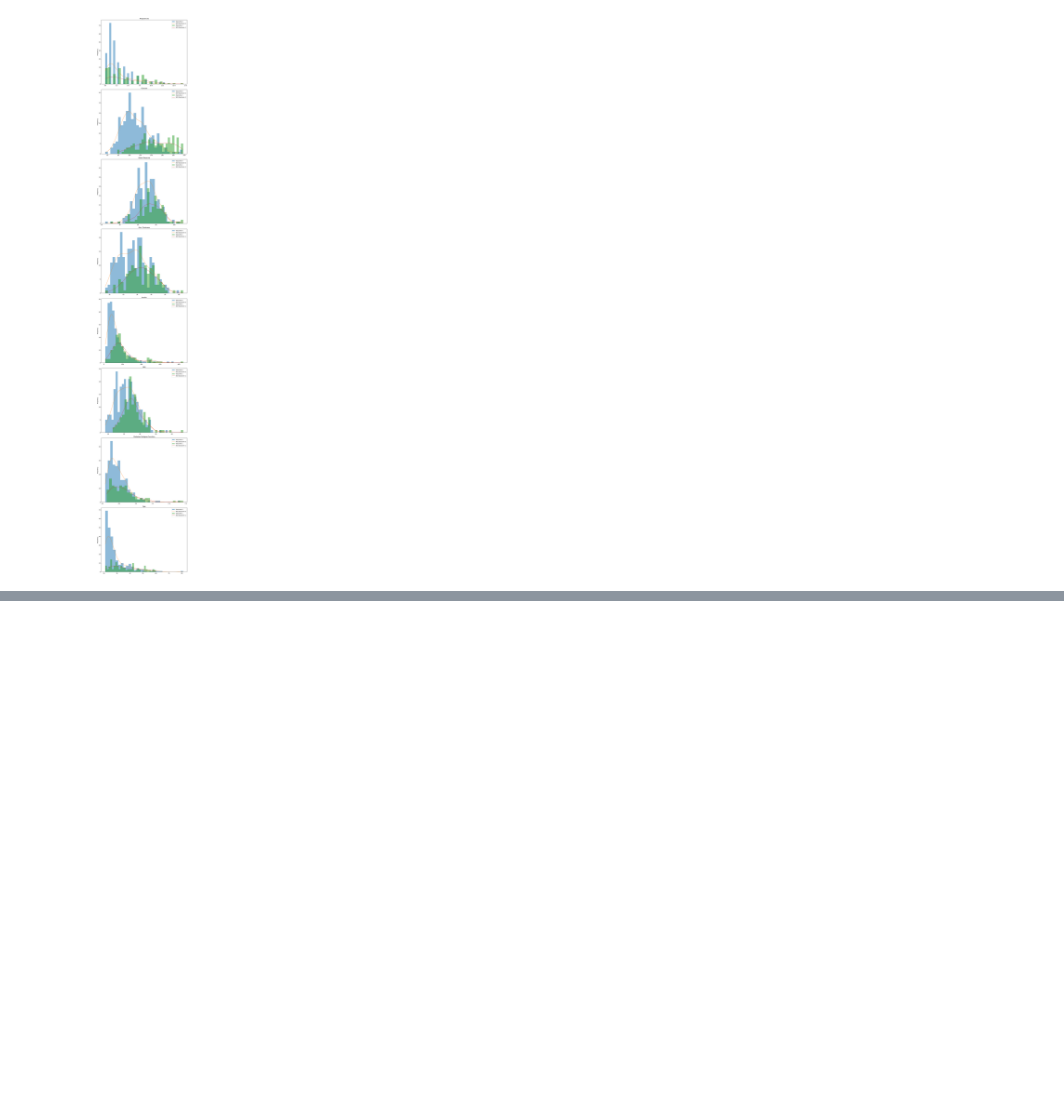
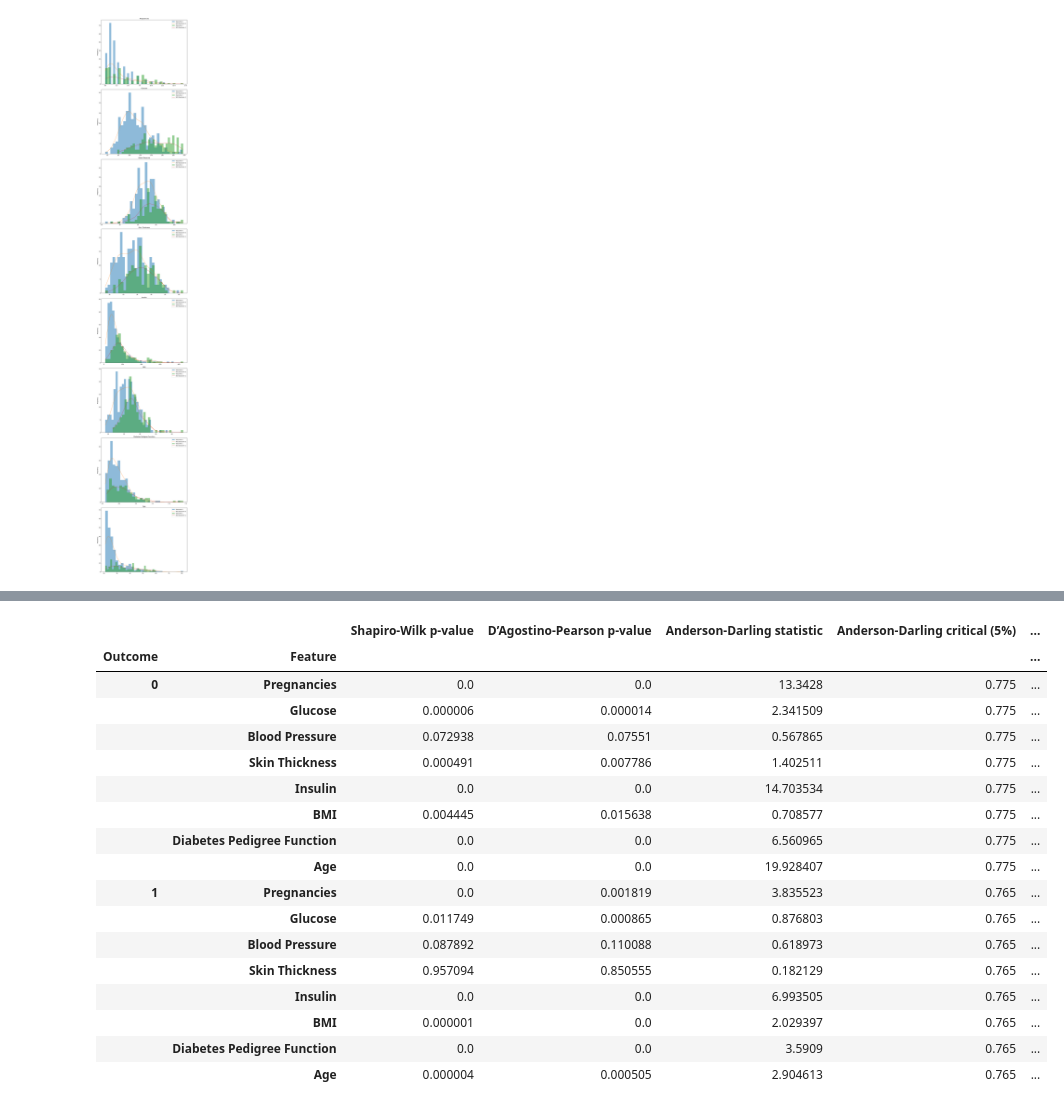
Before and after one commit to Universidad-Tecnologica-de-Panama-UTP/1mp215-topicos-especiales, a Jupyter notebook: scripts/clasificadores/naive_bayes_example.ipynb, the cells around one changed output, grey strips where cells are left out. Cells and saved outputs as stored; diff of their text form; code cells hidden in the pictures; blank space fills up the shorter version.

```diff
--- a/scripts/clasificadores/naive_bayes_example.ipynb
+++ b/scripts/clasificadores/naive_bayes_example.ipynb
@@ -127,0 +130,74 @@ plt.show()
+# %%
+import pandas as pd
+from scipy.stats import normaltest, shapiro, anderson
+
+# Create a MultiIndex DataFrame to store results
+index = pd.MultiIndex.from_product([outcomes, features], names=["Outcome", "Feature"])
+
+# Use clear column names
+columns = [
+    "Shapiro-Wilk p-value",
+    "D’Agostino-Pearson p-value",
+    "Anderson-Darling statistic",
+    "Anderson-Darling critical (5%)",
+    "Majority voting"
+]
+
+normality_results = pd.DataFrame(index=index, columns=columns)
+
+for outcome in outcomes:
+    for feature in features:
+        data = df[df['Outcome'] == outcome][feature]
+        data = data.dropna()  # In case there are NaNs
+
+        # D’Agostino-Pearson normality test
+        stat1, p1 = normaltest(data)
+
+        # Shapiro-Wilk test
+        stat2, p2 = shapiro(data)
+
+        # Anderson-Darling test
+        result3 = anderson(data)
+        stat3 = result3.statistic
+        crit_5 = result3.critical_values[2]  # 5% level
+
+        # Each test votes True if p > 0.05 (normal), or Anderson stat < critical value
+        votes = [
+            p2 > 0.05,
+            p1 > 0.05,
+            stat3 < crit_5
+        ]
+
+        # Majority voting
+        is_normal = sum(votes) >= 2
+
+        # Store results
+        normality_results.loc[(outcome, feature), :] = [
+            p2,
+            p1,
+            stat3,
+            crit_5,
+            is_normal
+        ]
+
+# Display the full table
+display(normality_results)
+# %% [output]
+|  |  | Shapiro-Wilk p-value | D’Agostino-Pearson p-value | Anderson-Darling statistic | Anderson-Darling critical (5%) | ... |
+| Outcome | Feature |  |  |  |  | ... |
+| 0 | Pregnancies | 0.0 | 0.0 | 13.3428 | 0.775 | ... |
+|  | Glucose | 0.000006 | 0.000014 | 2.341509 | 0.775 | ... |
+|  | Blood Pressure | 0.072938 | 0.07551 | 0.567865 | 0.775 | ... |
+|  | Skin Thickness | 0.000491 | 0.007786 | 1.402511 | 0.775 | ... |
+|  | Insulin | 0.0 | 0.0 | 14.703534 | 0.775 | ... |
+|  | BMI | 0.004445 | 0.015638 | 0.708577 | 0.775 | ... |
+|  | Diabetes Pedigree Function | 0.0 | 0.0 | 6.560965 | 0.775 | ... |
+|  | Age | 0.0 | 0.0 | 19.928407 | 0.775 | ... |
+| 1 | Pregnancies | 0.0 | 0.001819 | 3.835523 | 0.765 | ... |
+|  | Glucose | 0.011749 | 0.000865 | 0.876803 | 0.765 | ... |
+|  | Blood Pressure | 0.087892 | 0.110088 | 0.618973 | 0.765 | ... |
+|  | Skin Thickness | 0.957094 | 0.850555 | 0.182129 | 0.765 | ... |
+|  | Insulin | 0.0 | 0.0 | 6.993505 | 0.765 | ... |
+|  | BMI | 0.000001 | 0.0 | 2.029397 | 0.765 | ... |
+|  | Diabetes Pedigree Function | 0.0 | 0.0 | 3.5909 | 0.765 | ... |
+|  | Age | 0.000004 | 0.000505 | 2.904613 | 0.765 | ... |
```
Also changed, not shown: parts of 13 cells of this notebook, 3 other files.
